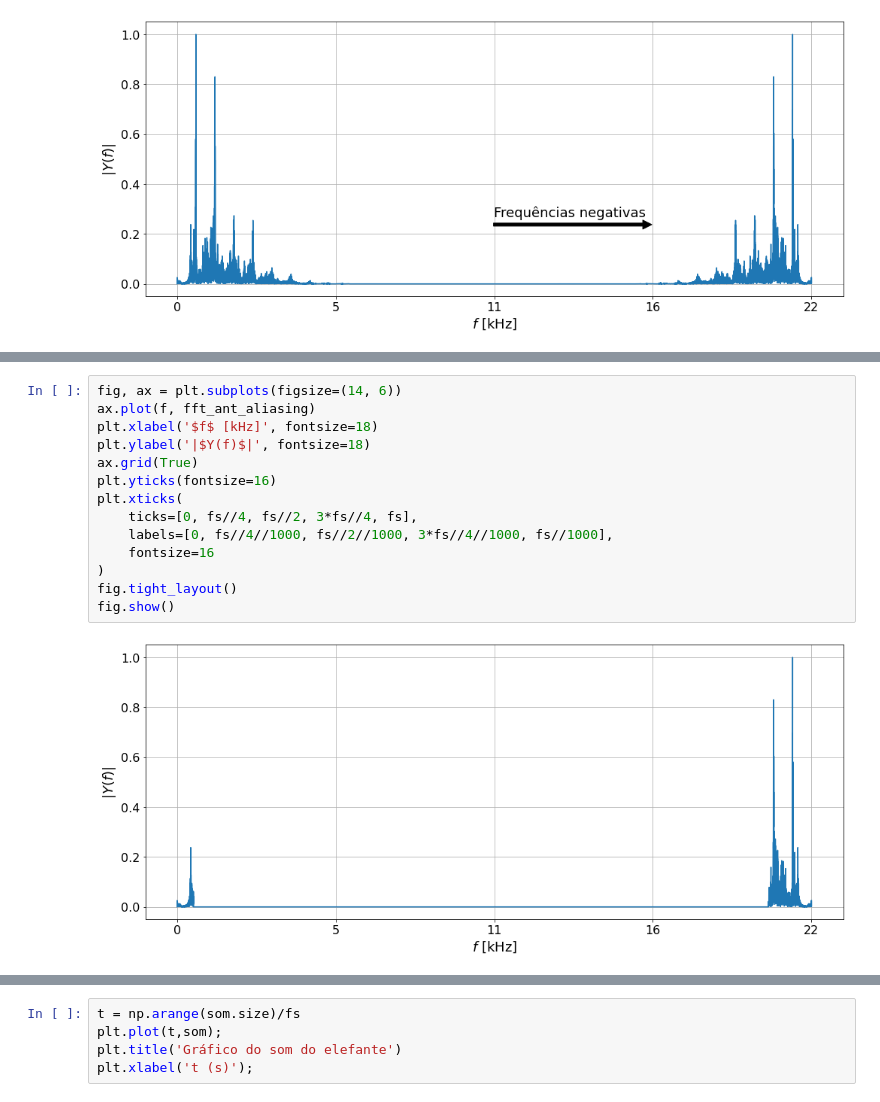
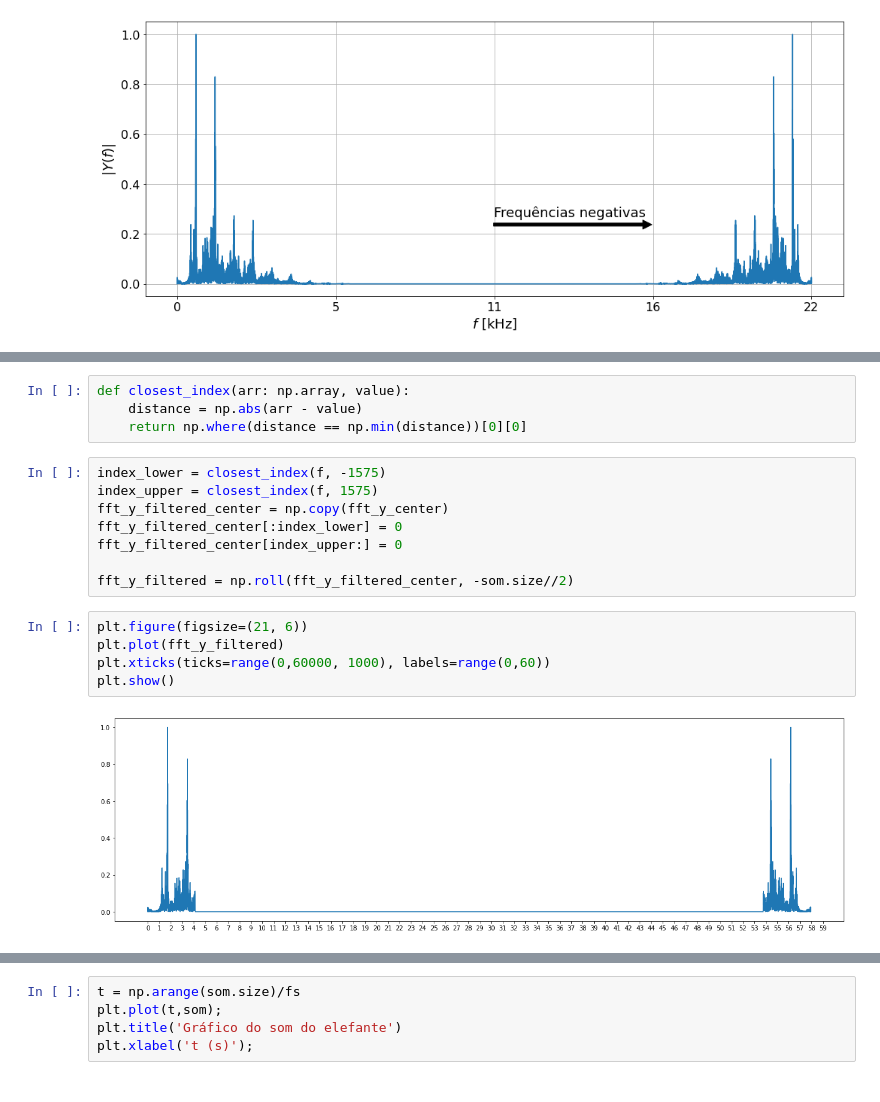
Before and after one commit to gnsoares/UNICAMP_EA619_SystemsAnalysis, a Jupyter notebook: Experimento1/Analisador_espectro - Exploração.ipynb, the cells around one changed output, grey strips where cells are left out. Cells and saved outputs as stored; diff of their text form.

```diff
--- a/Experimento1/Analisador_espectro - Exploração.ipynb
+++ b/Experimento1/Analisador_espectro - Exploração.ipynb
@@ -178,16 +173,19 @@ array([1.96196518e-10, 2.53544592e-02, 1.40399806e-02, ...,
-# %%
-fig, ax = plt.subplots(figsize=(14, 6))
-ax.plot(f, fft_ant_aliasing)
-plt.xlabel('$f$ [kHz]', fontsize=18)
-plt.ylabel('|$Y(f)$|', fontsize=18)
-ax.grid(True)
-plt.yticks(fontsize=16)
-plt.xticks(
-    ticks=[0, fs//4, fs//2, 3*fs//4, fs],
-    labels=[0, fs//4//1000, fs//2//1000, 3*fs//4//1000, fs//1000],
-    fontsize=16
-)
-fig.tight_layout()
-fig.show()
-# %% [output]
-[figure, removed]
+# %%
+def closest_index(arr: np.array, value):
+    distance = np.abs(arr - value)
+    return np.where(distance == np.min(distance))[0][0]
+# %%
+index_lower = closest_index(f, -1575)
+index_upper = closest_index(f, 1575)
+fft_y_filtered_center = np.copy(fft_y_center)
+fft_y_filtered_center[:index_lower] = 0
+fft_y_filtered_center[index_upper:] = 0
+
+fft_y_filtered = np.roll(fft_y_filtered_center, -som.size//2)
+# %%
+plt.figure(figsize=(21, 6))
+plt.plot(fft_y_filtered)
+plt.xticks(ticks=range(0,60000, 1000), labels=range(0,60))
+plt.show()
+# %% [output]
+[figure, added]
```
Also changed, not shown: parts of 17 cells of this notebook, 3 other files.
